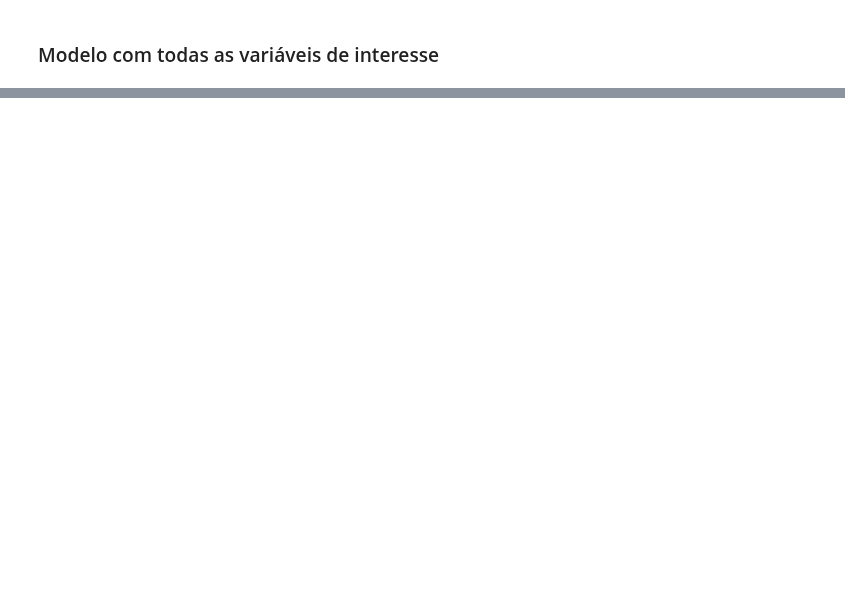
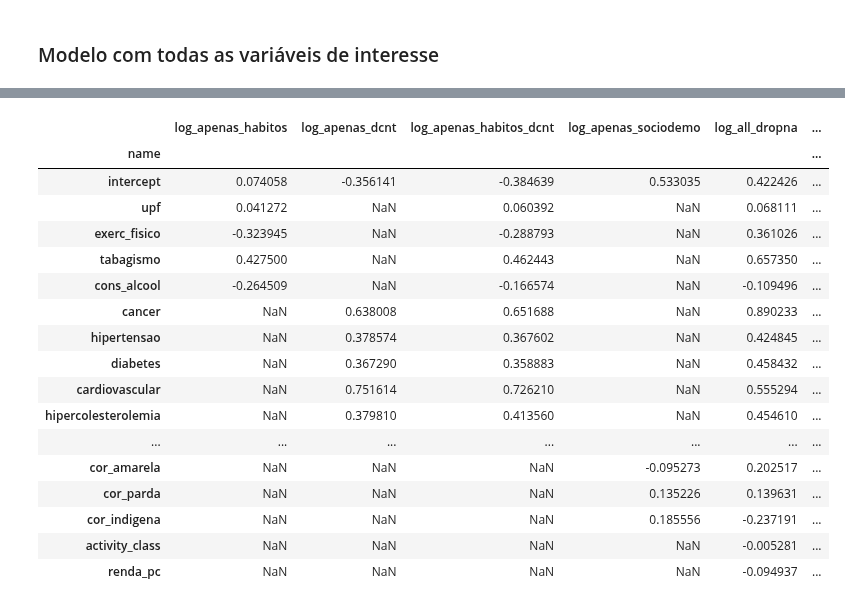
Before and after one commit to datasci4health/projects2023, a Jupyter notebook: DAGroup/notebooks/pns_depression_models.ipynb, the cells around one changed output, grey strips where cells are left out. Cells and saved outputs as stored; diff of their text form; code cells hidden in the pictures; blank space fills up the shorter version.

```diff
--- a/DAGroup/notebooks/pns_depression_models.ipynb
+++ b/DAGroup/notebooks/pns_depression_models.ipynb
@@ -236,2 +251,5 @@ Faltantes em class_imc - classificação de imc:  56 Perc: 0.842
 # %% [markdown]
 # Modelos
+# %%
+df_metrics_all = pd.DataFrame()
+df_importances_all = pd.DataFrame()
@@ -1076,0 +582,35 @@ print(cm)
+# %%
+df_total = copy.deepcopy(df_train_total)
+
+model = LogisticRegression(class_weight='balanced')
+
+X = df_total.drop('depression', axis=1)
+y = df_total['depression']
+
+param_grid = {
+    'imp__strategy': ['mean', 'median'],
+    'reg__C': [0.1, 1.0, 10.0],
+    'reg__solver': ['liblinear', 'saga'],
+    'reg__max_iter': [100, 500, 1000]
+}
+
+
+model = Pipeline([
+    ('imp', SimpleImputer(missing_values=np.nan, strategy='mean')),
+    ('reg', LogisticRegression(max_iter=1000, class_weight='balanced', random_state=42))
+])
+
+grid_search = GridSearchCV(model, param_grid, cv=5, scoring='f1', n_jobs=-1)
+grid_search.fit(X, y)
+model = grid_search.best_estimator_
+print("Best params: ")
+print(grid_search.best_params_)
+
+model, df_metrics = run_model_dep_classification(model, X, y)
+df_importances = create_df_importances(X.columns, model.named_steps['reg'].coef_[0],  model.named_steps['reg'].intercept_[0])
+
+display(df_metrics)
+display(df_importances)
+
+df_metrics_all = append_df_metrics(df_metrics_all, df_metrics, 'log_best_grid')
+df_importances_all = append_df_importances(df_importances_all, df_importances, 'log_best_grid')
@@ -1076,0 +655,22 @@ print(cm)
+# %%
+df_importances_all.to_excel(PATH_GEN_DATA / 'importances.xlsx')
+df_importances_all
+# %% [output]
+|  | log_apenas_habitos | log_apenas_dcnt | log_apenas_habitos_dcnt | log_apenas_sociodemo | log_all_dropna | ... |
+| name |  |  |  |  |  | ... |
+| intercept | 0.074058 | -0.356141 | -0.384639 | 0.533035 | 0.422426 | ... |
+| upf | 0.041272 | NaN | 0.060392 | NaN | 0.068111 | ... |
+| exerc_fisico | -0.323945 | NaN | -0.288793 | NaN | 0.361026 | ... |
+| tabagismo | 0.427500 | NaN | 0.462443 | NaN | 0.657350 | ... |
+| cons_alcool | -0.264509 | NaN | -0.166574 | NaN | -0.109496 | ... |
+| cancer | NaN | 0.638008 | 0.651688 | NaN | 0.890233 | ... |
+| hipertensao | NaN | 0.378574 | 0.367602 | NaN | 0.424845 | ... |
+| diabetes | NaN | 0.367290 | 0.358883 | NaN | 0.458432 | ... |
+| cardiovascular | NaN | 0.751614 | 0.726210 | NaN | 0.555294 | ... |
+| hipercolesterolemia | NaN | 0.379810 | 0.413560 | NaN | 0.454610 | ... |
+| ... | ... | ... | ... | ... | ... | ... |
+| cor_amarela | NaN | NaN | NaN | -0.095273 | 0.202517 | ... |
+| cor_parda | NaN | NaN | NaN | 0.135226 | 0.139631 | ... |
+| cor_indigena | NaN | NaN | NaN | 0.185556 | -0.237191 | ... |
+| activity_class | NaN | NaN | NaN | NaN | -0.005281 | ... |
+| renda_pc | NaN | NaN | NaN | NaN | -0.094937 | ... |
```
Also changed, not shown: parts of 109 cells of this notebook, 4 other files.
